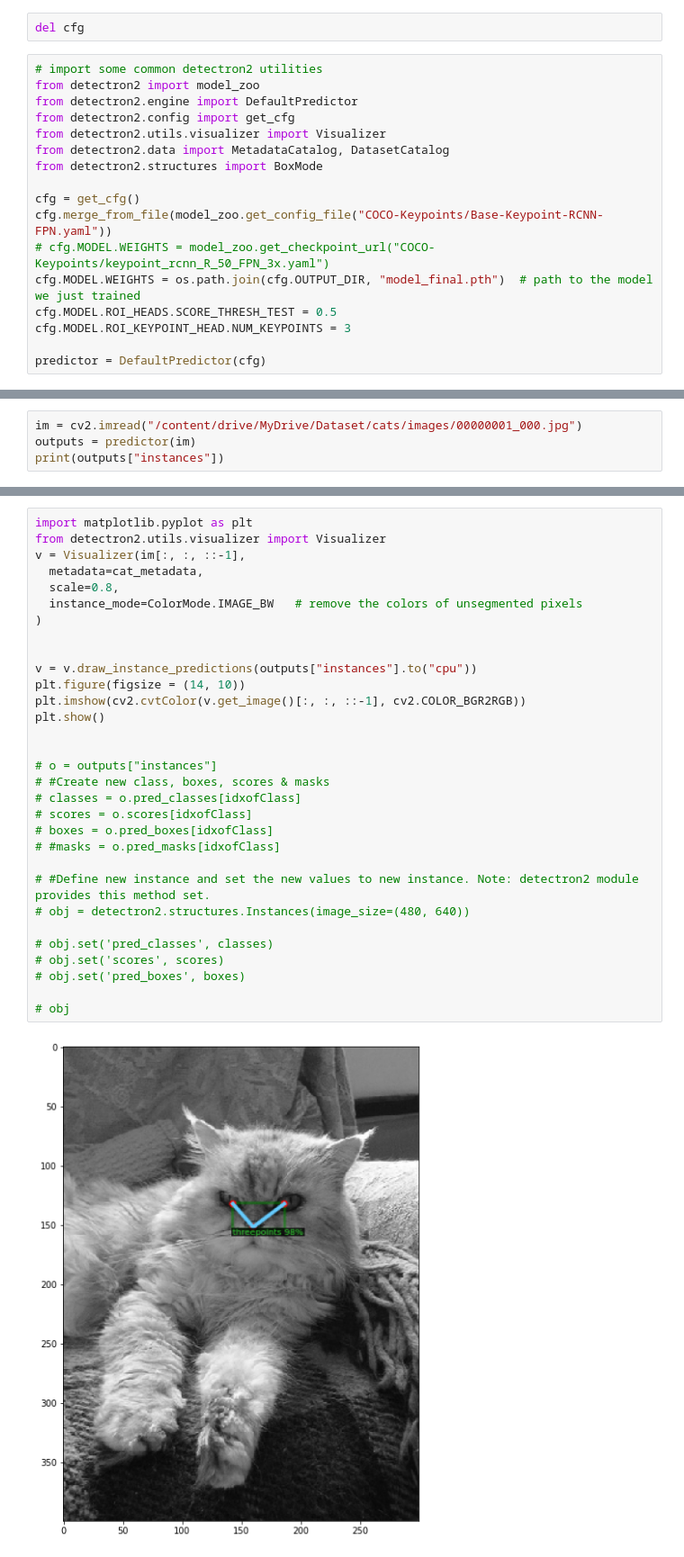
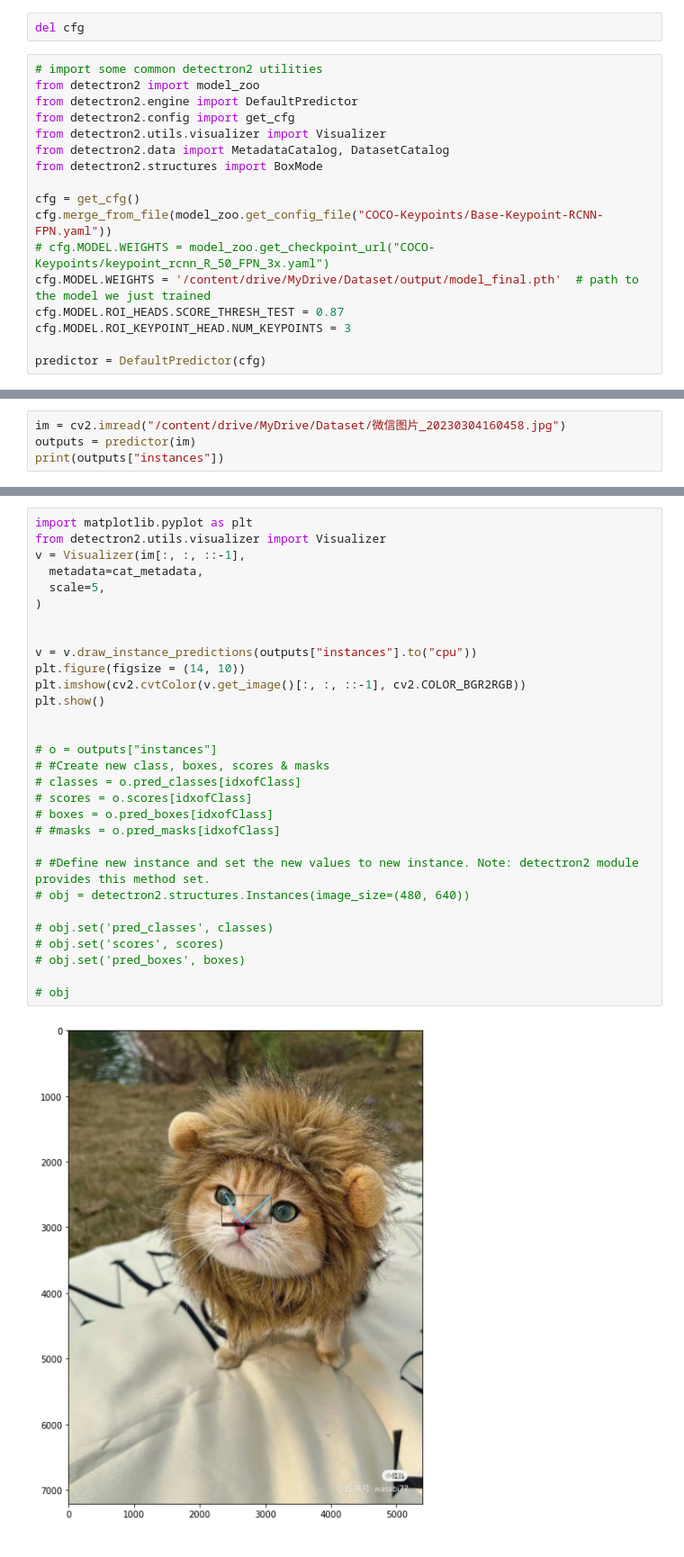
Before and after one commit to gibsonx/CE888, a Jupyter notebook: cat_skeleton_detection_three_points.ipynb, the cells around one changed output, grey strips where cells are left out. Shown at 90% size. Drawn from its saved outputs; the diff is of its cells as text.

```diff
--- a/cat_skeleton_detection_three_points.ipynb
+++ b/cat_skeleton_detection_three_points.ipynb
@@ -191,8 +183,8 @@ from detectron2.structures import BoxMode
 cfg = get_cfg()
 cfg.merge_from_file(model_zoo.get_config_file("COCO-Keypoints/Base-Keypoint-RCNN-FPN.yaml"))
 # cfg.MODEL.WEIGHTS = model_zoo.get_checkpoint_url("COCO-Keypoints/keypoint_rcnn_R_50_FPN_3x.yaml")
-cfg.MODEL.WEIGHTS = os.path.join(cfg.OUTPUT_DIR, "model_final.pth")  # path to the model we just trained
-cfg.MODEL.ROI_HEADS.SCORE_THRESH_TEST = 0.5
+cfg.MODEL.WEIGHTS = '/content/drive/MyDrive/Dataset/output/model_final.pth'  # path to the model we just trained
+cfg.MODEL.ROI_HEADS.SCORE_THRESH_TEST = 0.87
 cfg.MODEL.ROI_KEYPOINT_HEAD.NUM_KEYPOINTS = 3
 
 predictor = DefaultPredictor(cfg)
@@ -201,5 +193,5 @@ predictor = DefaultPredictor(cfg)
 # %%
-im = cv2.imread("/content/drive/MyDrive/Dataset/cats/images/00000001_000.jpg")
+im = cv2.imread("/content/drive/MyDrive/Dataset/微信图片_20230304160458.jpg")
 outputs = predictor(im)
 print(outputs["instances"])
 # %% [output]
@@ -227,33 +219,32 @@ list(outputs['instances'].pred_classes)
 # %%
 import matplotlib.pyplot as plt
 from detectron2.utils.visualizer import Visualizer
 v = Visualizer(im[:, :, ::-1],
   metadata=cat_metadata,
-  scale=0.8,
-  instance_mode=ColorMode.IMAGE_BW   # remove the colors of unsegmented pixels
+  scale=5,
 )
 
 
 v = v.draw_instance_predictions(outputs["instances"].to("cpu"))
 plt.figure(figsize = (14, 10))
 plt.imshow(cv2.cvtColor(v.get_image()[:, :, ::-1], cv2.COLOR_BGR2RGB))
 plt.show()
 
 
 # o = outputs["instances"]
 # #Create new class, boxes, scores & masks
 # classes = o.pred_classes[idxofClass]
 # scores = o.scores[idxofClass]
 # boxes = o.pred_boxes[idxofClass]
 # #masks = o.pred_masks[idxofClass]
 
 # #Define new instance and set the new values to new instance. Note: detectron2 module provides this method set.
 # obj = detectron2.structures.Instances(image_size=(480, 640))
 
 # obj.set('pred_classes', classes)
 # obj.set('scores', scores)
 # obj.set('pred_boxes', boxes)
 
 # obj
 # %% [output]
-[figure, old version]
+[figure, new version]
```
Also changed, not shown: parts of 10 cells of this notebook.
